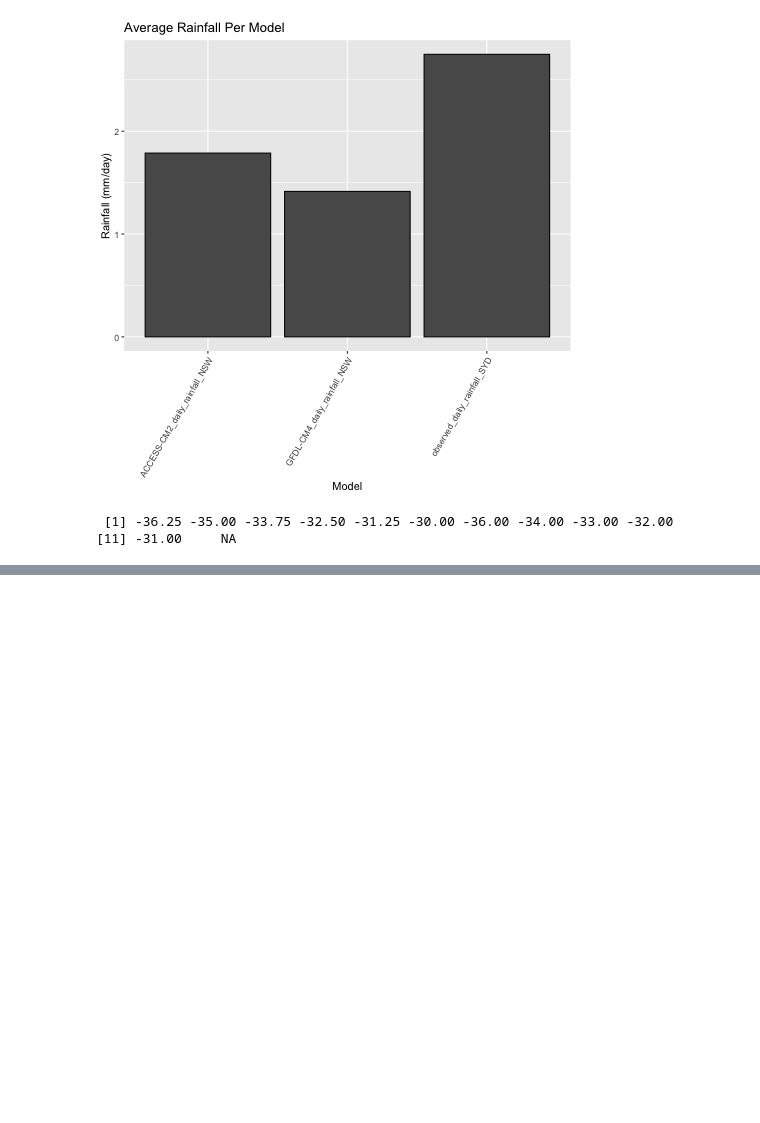
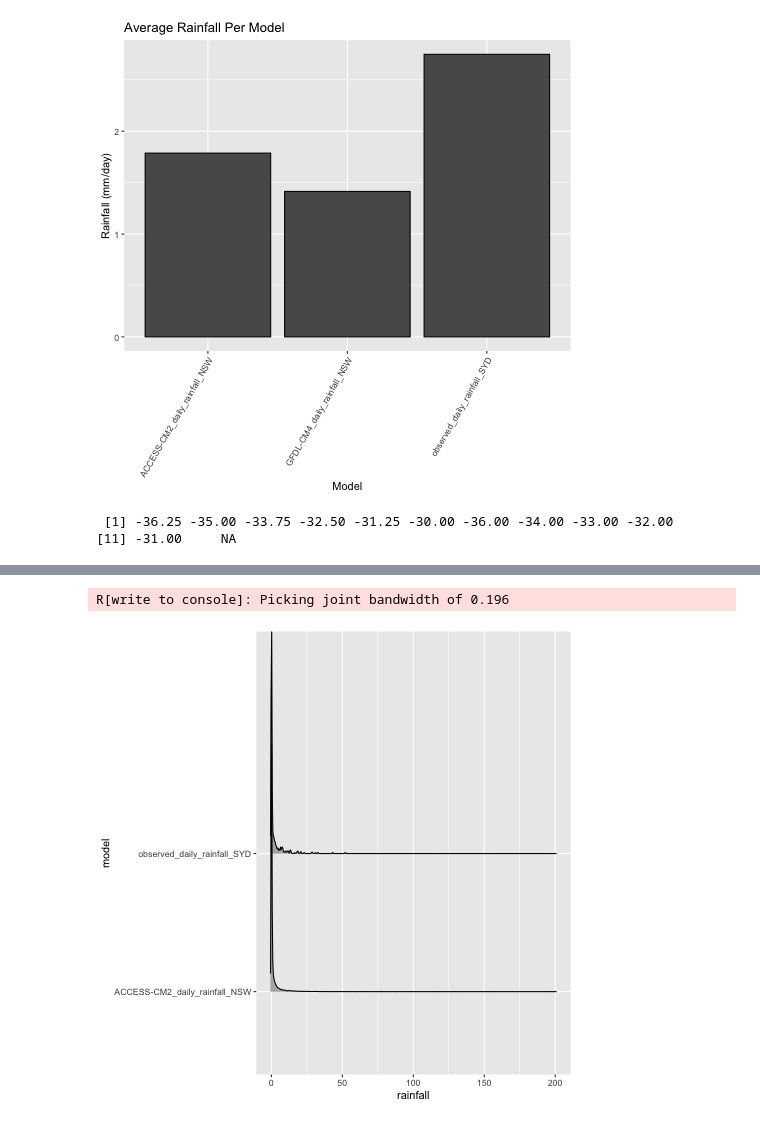
Before and after one commit to UBC-MDS/figshare-group-5, a Jupyter notebook: EDA.ipynb, the cells around one changed output, grey strips where cells are left out. Drawn from its saved outputs; the diff is of its cells as text; code cells hidden in the pictures; blank space fills up the shorter version.

```diff
--- a/EDA.ipynb
+++ b/EDA.ipynb
@@ -301,0 +355,6 @@ unique(df$lat_min)
+# %%
+%%R
+
+df_ridge <- final %>% mutate(month = month(time))
+
+df_ridge
@@ -301,0 +376,10 @@ unique(df$lat_min)
+# %%
+%%R
+
+ggplot(df_ridge, aes(x = rainfall, y = model, group = model)) +
+  geom_density_ridges_gradient()
+
+https://austinwehrwein.com/data-visualization/it-brings-me-ggjoy/
+# %% [output]
+R[write to console]: Picking joint bandwidth of 0.196
+[figure, added]
```
Also changed, not shown: parts of 9 cells of this notebook.
